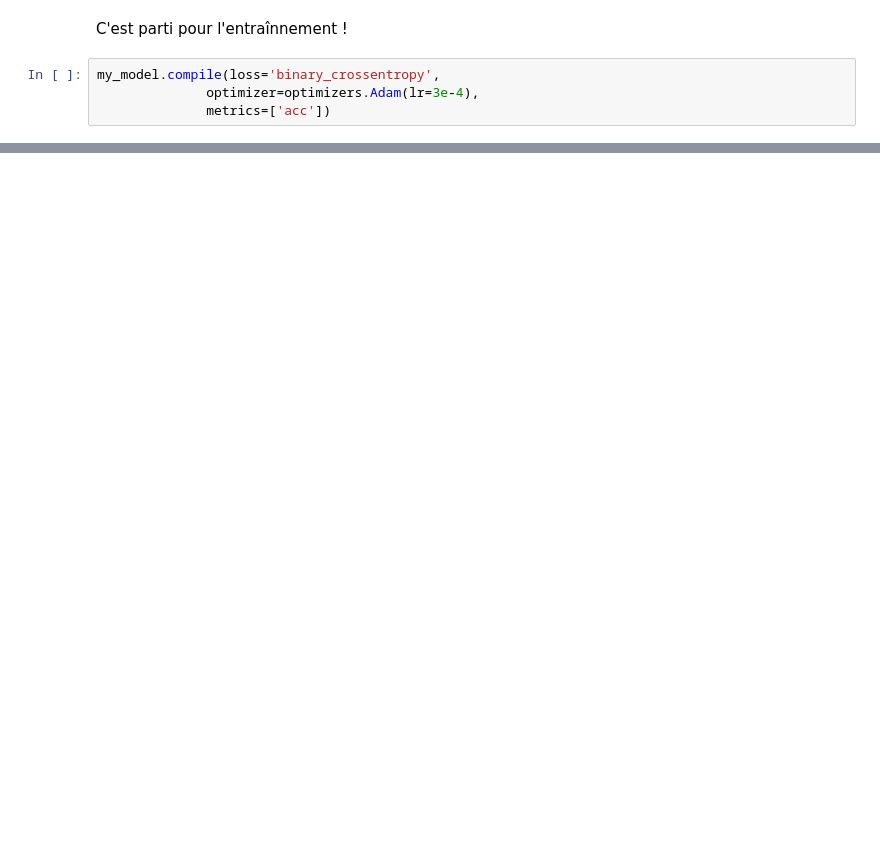
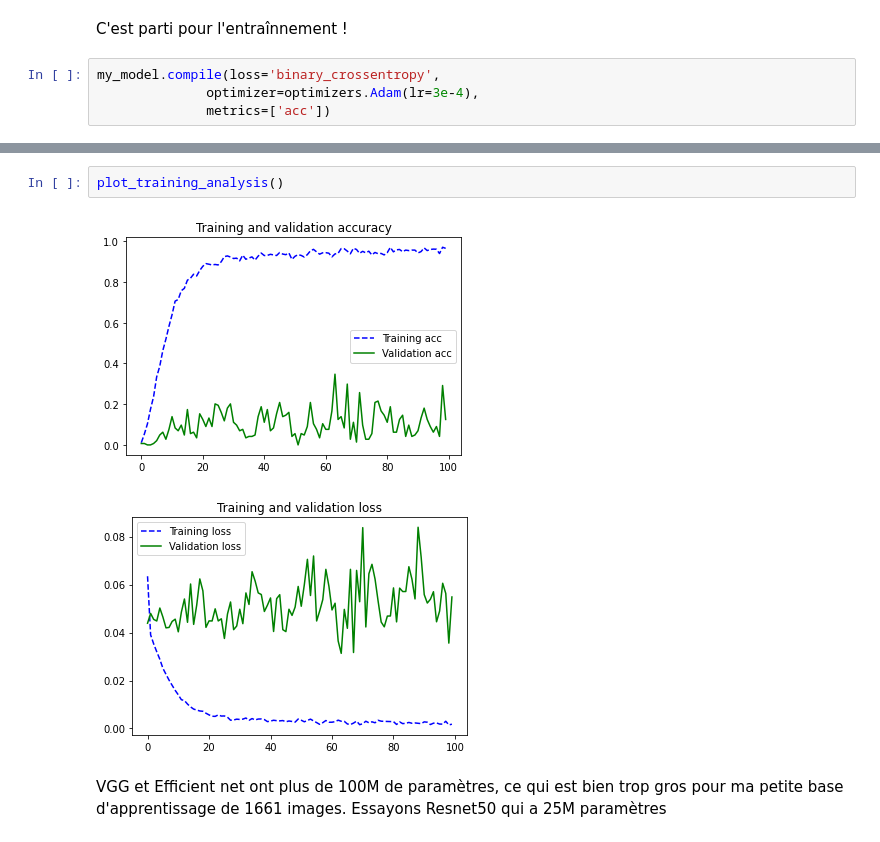
Before and after one commit to VictorNigretto/APP-Etape-2, a Jupyter notebook: APP_Etape_2.ipynb, the cells around one changed output, grey strips where cells are left out. Saved outputs shown, nothing was run; the diff lists cells and outputs as text; blank space fills up the shorter version.

```diff
--- a/APP_Etape_2.ipynb
+++ b/APP_Etape_2.ipynb
@@ -269,0 +408,7 @@ history = my_model.fit(train_generator,
+# %%
+plot_training_analysis()
+# %% [output]
+[figure, added]
+[figure, added]
+# %% [markdown]
+VGG et Efficient net ont plus de 100M de paramètres, ce qui est bien trop gros pour ma petite base d'apprentissage de 1661 images. Essayons Resnet50 qui a 25M paramètres
```
Also changed, not shown: parts of 25 cells of this notebook.
